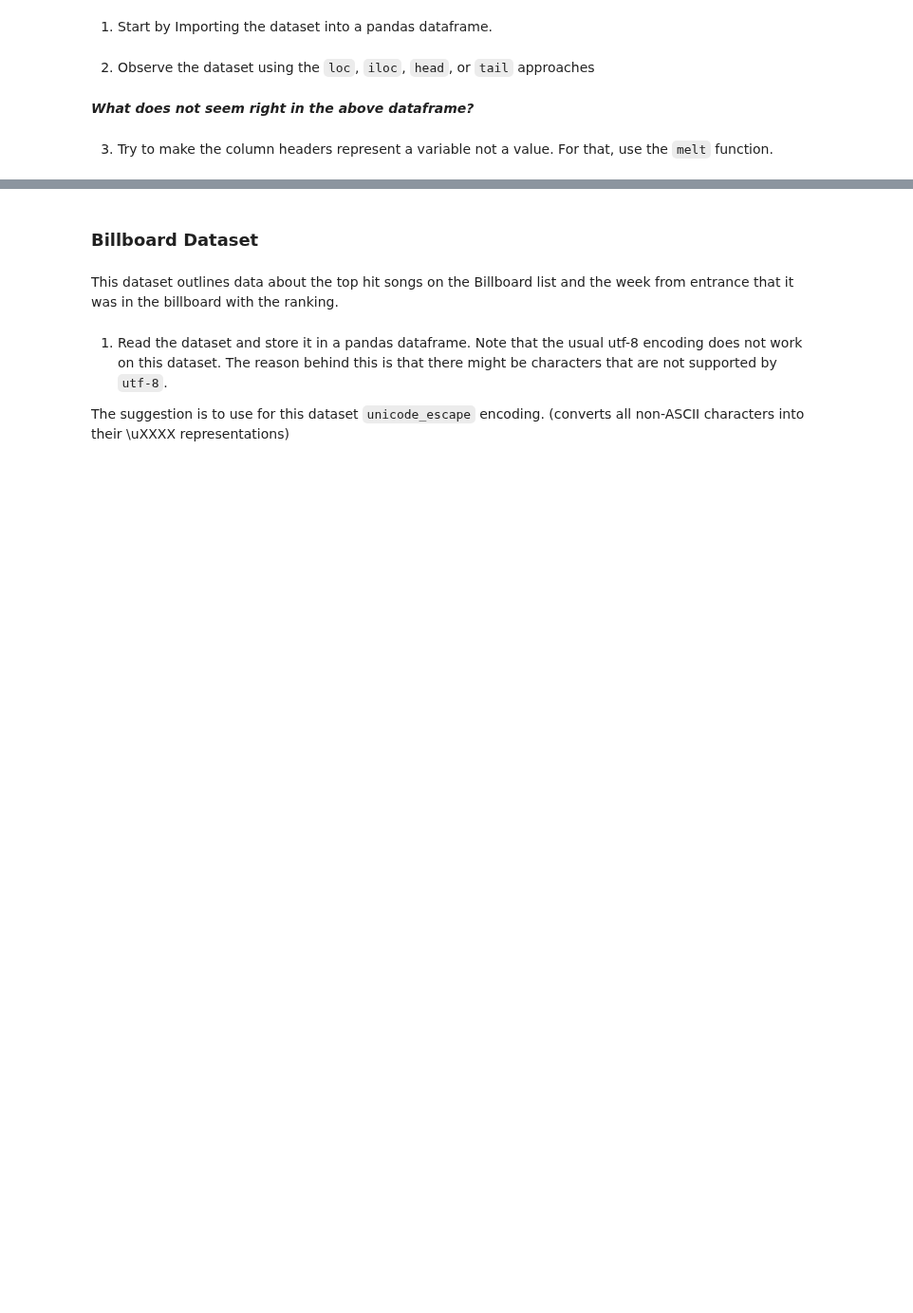
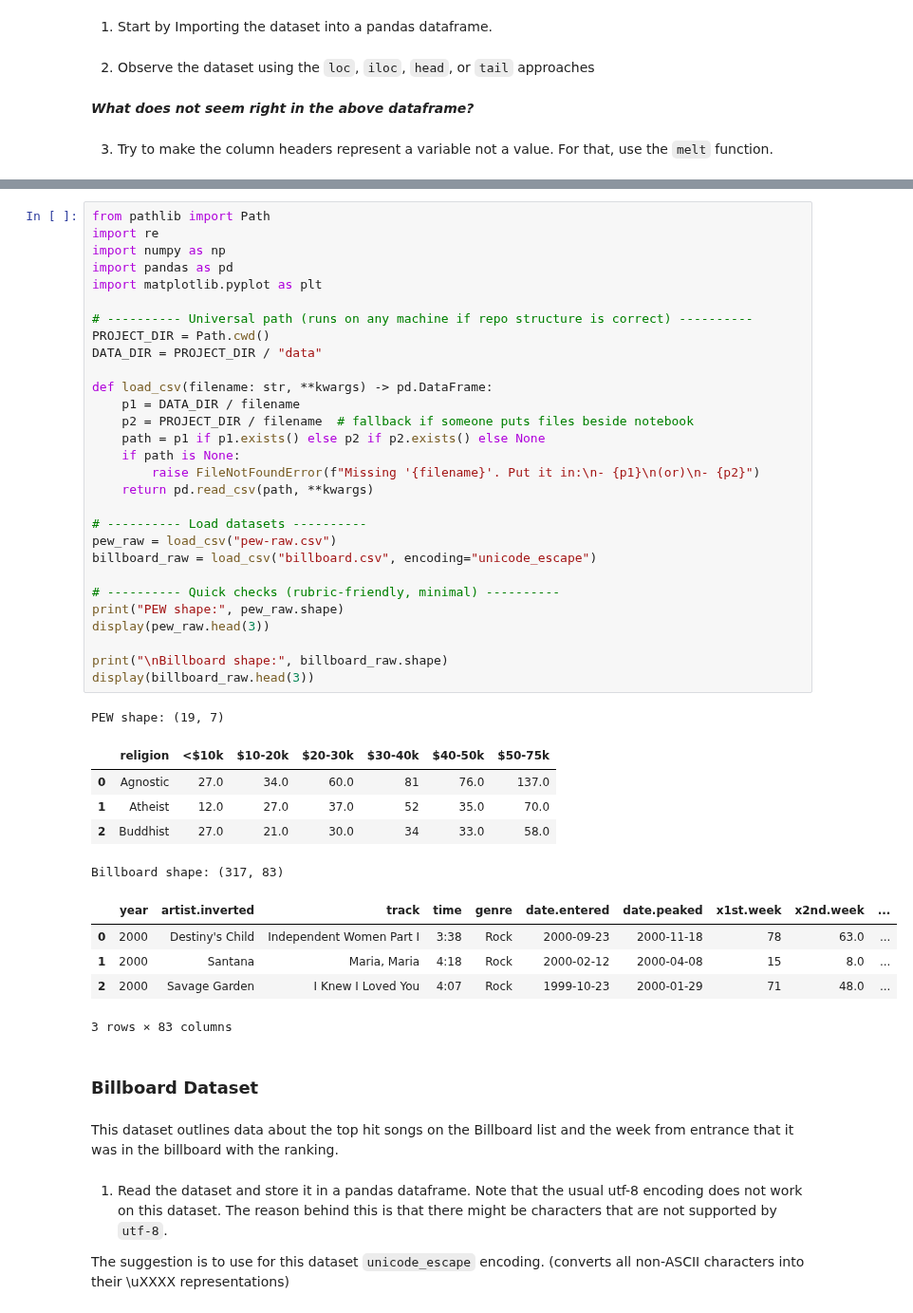
Before and after one commit to SumanthReddyKConestoga/Lab4--Workshop, a Jupyter notebook: week5Lab_Submission_READY.ipynb, the cells around one changed output, grey strips where cells are left out. Shown at 95% size. Drawn from its saved outputs; the diff is of its cells as text; blank space fills up the shorter version.

```diff
--- a/week5Lab_Submission_READY.ipynb
+++ b/week5Lab_Submission_READY.ipynb
@@ -78,3 +97,44 @@ import numpy as np
+# %%
+from pathlib import Path
+import re
+import numpy as np
+import pandas as pd
+import matplotlib.pyplot as plt
+
+# ---------- Universal path (runs on any machine if repo structure is correct) ----------
+PROJECT_DIR = Path.cwd()
+DATA_DIR = PROJECT_DIR / "data"
+
+def load_csv(filename: str, **kwargs) -> pd.DataFrame:
+    p1 = DATA_DIR / filename
+    p2 = PROJECT_DIR / filename  # fallback if someone puts files beside notebook
+    path = p1 if p1.exists() else p2 if p2.exists() else None
+    if path is None:
+        raise FileNotFoundError(f"Missing '{filename}'. Put it in:\n- {p1}\n(or)\n- {p2}")
+    return pd.read_csv(path, **kwargs)
+
+# ---------- Load datasets ----------
+pew_raw = load_csv("pew-raw.csv")
+billboard_raw = load_csv("billboard.csv", encoding="unicode_escape")
+
+# ---------- Quick checks (rubric-friendly, minimal) ----------
+print("PEW shape:", pew_raw.shape)
+display(pew_raw.head(3))
+
+print("\nBillboard shape:", billboard_raw.shape)
+display(billboard_raw.head(3))
+# %% [output]
+PEW shape: (19, 7)
+|  | religion | <$10k | $10-20k | $20-30k | $30-40k | $40-50k | $50-75k |
+| 0 | Agnostic | 27.0 | 34.0 | 60.0 | 81 | 76.0 | 137.0 |
+| 1 | Atheist | 12.0 | 27.0 | 37.0 | 52 | 35.0 | 70.0 |
+| 2 | Buddhist | 27.0 | 21.0 | 30.0 | 34 | 33.0 | 58.0 |
+Billboard shape: (317, 83)
+|  | year | artist.inverted | track | time | genre | date.entered | date.peaked | x1st.week | x2nd.week | ... |
+| 0 | 2000 | Destiny's Child | Independent Women Part I | 3:38 | Rock | 2000-09-23 | 2000-11-18 | 78 | 63.0 | ... |
+| 1 | 2000 | Santana | Maria, Maria | 4:18 | Rock | 2000-02-12 | 2000-04-08 | 15 | 8.0 | ... |
+| 2 | 2000 | Savage Garden | I Knew I Loved You | 4:07 | Rock | 1999-10-23 | 2000-01-29 | 71 | 48.0 | ... |
+3 rows × 83 columns
 # %% [markdown]
 ### **Billboard Dataset**
 # %% [markdown]
```
Also changed, not shown: parts of 5 cells of this notebook, 4 other files.
